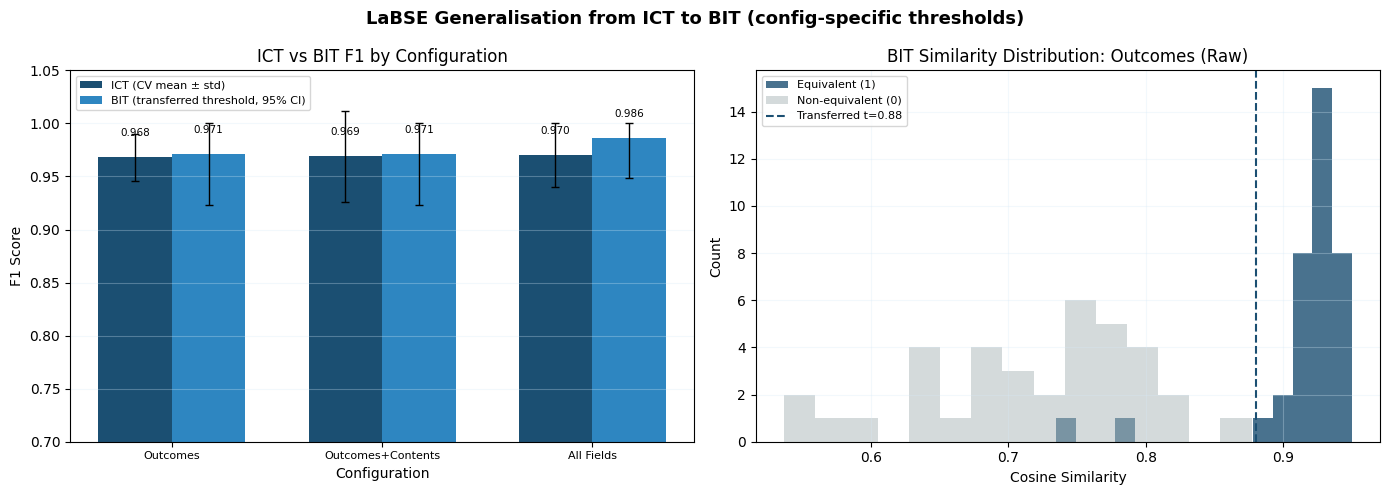
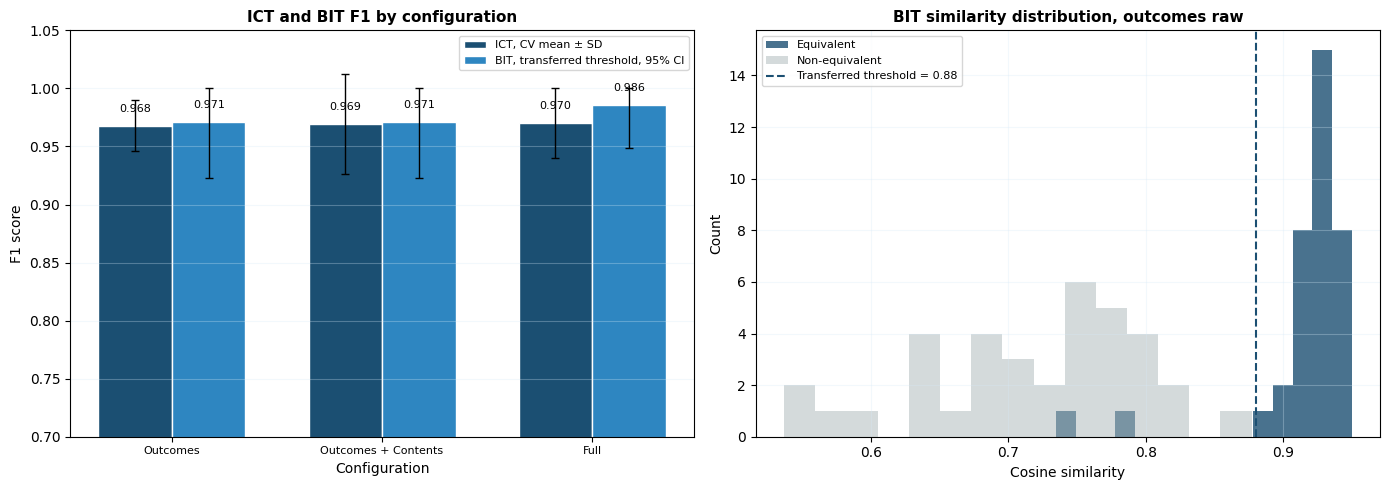
The change to this notebook cell's code, shown as a diff; its figure went from the first image to the second:
--- before
+++ after
@@ -6,9 +6,9 @@
 
 fig, axes = plt.subplots(1, 2, figsize=(14, 5))
-fig.suptitle('LaBSE Generalisation from ICT to BIT (config-specific thresholds)',
-             fontsize=13, fontweight='bold')
 
 ax1 = axes[0]
-cfg_labels = ['Outcomes', 'Outcomes+Contents', 'All Fields']
+
+cfg_labels = ['Outcomes', 'Outcomes + Contents', 'Full']
+
 ict_means = combined_df['ict_f1_cv_mean'].values
 ict_stds  = combined_df['ict_f1_cv_std'].values
@@ -20,20 +20,35 @@
 width = 0.35
 
-ax1.bar(x - width/2, ict_means, width, yerr=ict_stds,
-        label='ICT (CV mean ± std)', color=PRIMARY,
-        error_kw={'ecolor': 'black', 'capsize': 3, 'linewidth': 1})
-ax1.bar(x + width/2, bit_means, width,
-        yerr=[bit_means - bit_lo, bit_hi - bit_means],
-        label='BIT (transferred threshold, 95% CI)', color=SECONDARY,
-        error_kw={'ecolor': 'black', 'capsize': 3, 'linewidth': 1})
+ax1.bar(
+    x - width / 2,
+    ict_means,
+    width,
+    yerr=ict_stds,
+    label='ICT, CV mean ± SD',
+    color=PRIMARY,
+    edgecolor='white',
+    error_kw={'ecolor': 'black', 'capsize': 3, 'linewidth': 1}
+)
+
+ax1.bar(
+    x + width / 2,
+    bit_means,
+    width,
+    yerr=[bit_means - bit_lo, bit_hi - bit_means],
+    label='BIT, transferred threshold, 95% CI',
+    color=SECONDARY,
+    edgecolor='white',
+    error_kw={'ecolor': 'black', 'capsize': 3, 'linewidth': 1}
+)
 
 for i, v in enumerate(ict_means):
-    ax1.text(i - width/2, v + 0.02, f'{v:.3f}', ha='center', fontsize=7.5)
+    ax1.text(i - width / 2, v + 0.012, f'{v:.3f}', ha='center', fontsize=8)
+
 for i, v in enumerate(bit_means):
-    ax1.text(i + width/2, v + 0.02, f'{v:.3f}', ha='center', fontsize=7.5)
+    ax1.text(i + width / 2, v + 0.012, f'{v:.3f}', ha='center', fontsize=8)
 
-ax1.set_title('ICT vs BIT F1 by Configuration')
+ax1.set_title('ICT and BIT F1 by configuration', fontsize=11, fontweight='bold')
 ax1.set_xlabel('Configuration')
-ax1.set_ylabel('F1 Score')
+ax1.set_ylabel('F1 score')
 ax1.set_xticks(x)
 ax1.set_xticklabels(cfg_labels, fontsize=8)
@@ -43,13 +58,35 @@
 
 ax2 = axes[1]
+
 fi1, en1 = bit_embeddings[1]
 sim1 = np.sum(fi1 * en1, axis=1)
 t1 = ict_reference[1]['transfer_threshold']
-ax2.hist(sim1[bit_labels == 1], bins=15, alpha=0.8, color=POSITIVE, label='Equivalent (1)')
-ax2.hist(sim1[bit_labels == 0], bins=15, alpha=0.5, color=NEGATIVE, label='Non-equivalent (0)')
-ax2.axvline(x=t1, color='#1B4F72', linestyle='--', linewidth=1.5,
-            label=f'Transferred t={t1:.2f}')
-ax2.set_title(f'BIT Similarity Distribution: {config_names[1]}')
-ax2.set_xlabel('Cosine Similarity')
+
+ax2.hist(
+    sim1[bit_labels == 1],
+    bins=15,
+    alpha=0.8,
+    color=POSITIVE,
+    label='Equivalent'
+)
+
+ax2.hist(
+    sim1[bit_labels == 0],
+    bins=15,
+    alpha=0.5,
+    color=NEGATIVE,
+    label='Non-equivalent'
+)
+
+ax2.axvline(
+    x=t1,
+    color=PRIMARY,
+    linestyle='--',
+    linewidth=1.5,
+    label=f'Transferred threshold = {t1:.2f}'
+)
+
+ax2.set_title('BIT similarity distribution, outcomes raw', fontsize=11, fontweight='bold')
+ax2.set_xlabel('Cosine similarity')
 ax2.set_ylabel('Count')
 ax2.legend(fontsize=8)
@@ -57,6 +94,8 @@
 
 plt.tight_layout()
+
 plot_path = FIGURES_DIR / 'bit_generalisation.png'
-plt.savefig(plot_path, dpi=150)
+plt.savefig(plot_path, dpi=300, bbox_inches='tight')
 plt.show()
+
 print(f"Plot saved: {plot_path}")

Commit: Push